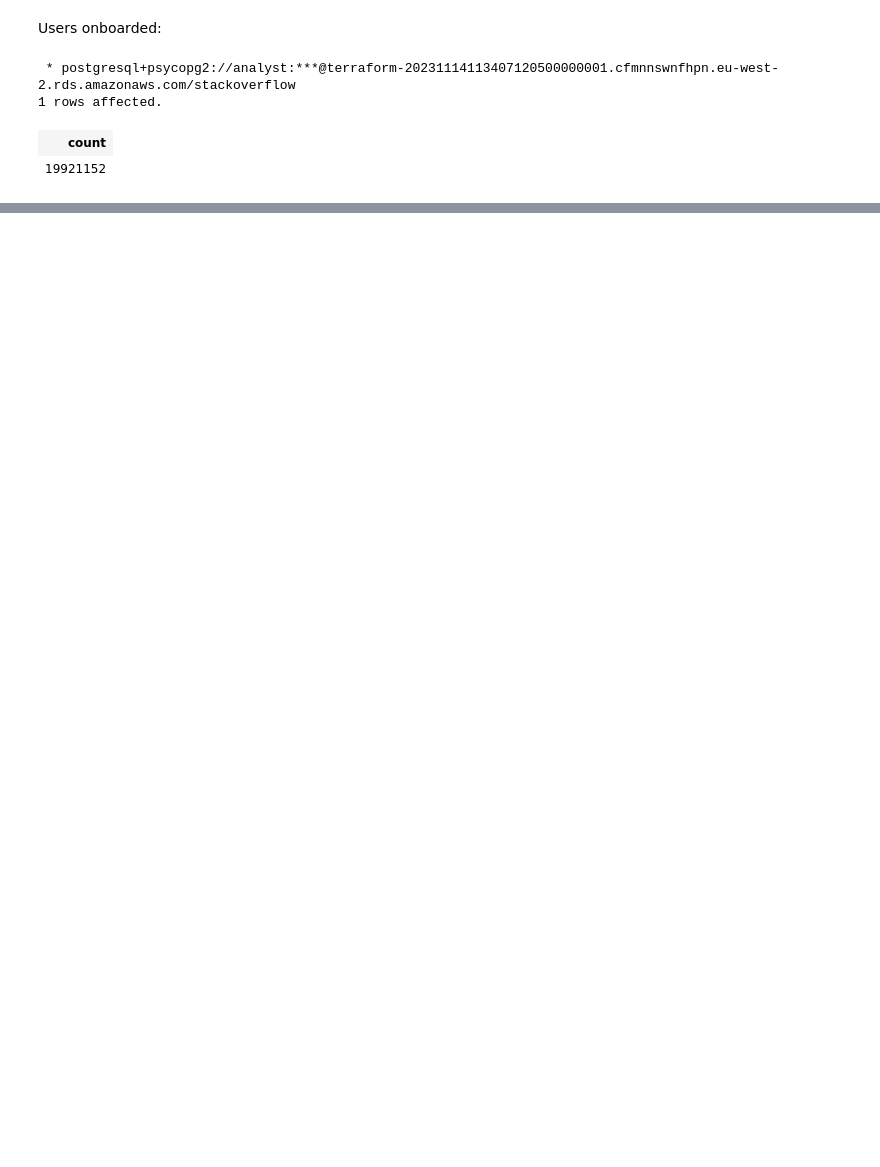
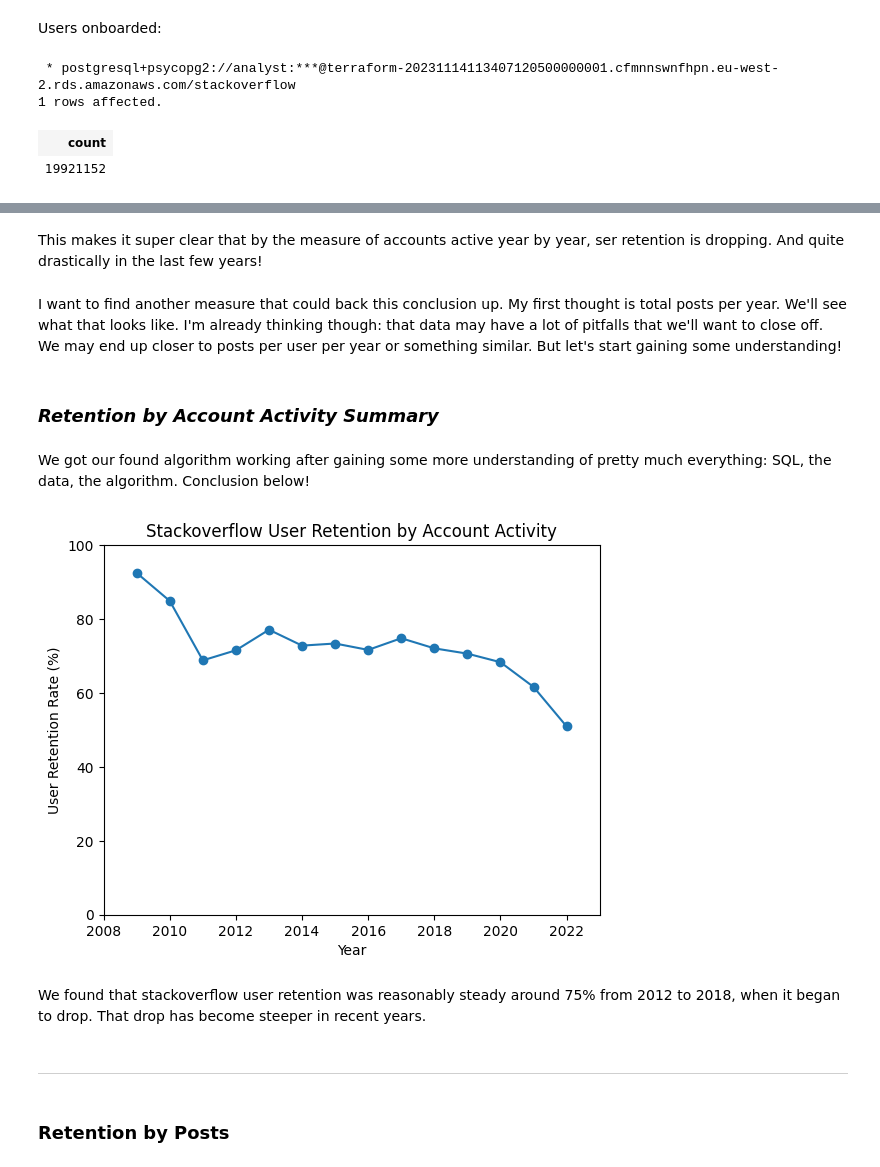
Before and after one commit to agelern/sql-for-data-processing-and-analysis, a Jupyter notebook: stackoverflow_project/heart_start.ipynb, the cells around one changed output, grey strips where cells are left out. Drawn from its saved outputs; the diff is of its cells as text; code cells hidden in the pictures; blank space fills up the shorter version.

```diff
--- a/stackoverflow_project/heart_start.ipynb
+++ b/stackoverflow_project/heart_start.ipynb
@@ -113,0 +630,25 @@ users_onboarded = pd.read_sql(sql_query_2, conn)
+# %% [markdown]
+This makes it super clear that by the measure of accounts active year by year, ser retention is dropping. And quite drastically in the last few years!
+# %% [markdown]
+I want to find another measure that could back this conclusion up. My first thought is total posts per year. We'll see what that looks like. I'm already thinking though: that data may have a lot of pitfalls that we'll want to close off. We may end up closer to posts per user per year or something similar. But let's start gaining some understanding!
+# %% [markdown]
+### *Retention by Account Activity Summary*
+# %% [markdown]
+We got our found algorithm working after gaining some more understanding of pretty much everything: SQL, the data, the algorithm. Conclusion below!
+# %%
+plt.plot(urr_dict.keys(), urr_dict.values(), 'o-')
+plt.axis((2008, 2023, 0, 100))
+plt.title('Stackoverflow User Retention by Account Activity')
+plt.xlabel('Year')
+plt.ylabel('User Retention Rate (%)')
+plt.show()
+# %% [output]
+[figure, added]
+# %% [markdown]
+We found that stackoverflow user retention was reasonably steady around 75% from 2012 to 2018, when it began to drop. That drop has become steeper in recent years.
+# %% [markdown]
+###
+
+---
+# %% [markdown]
+### Retention by Posts
```
Also changed, not shown: parts of 83 cells of this notebook, 1 other file.
